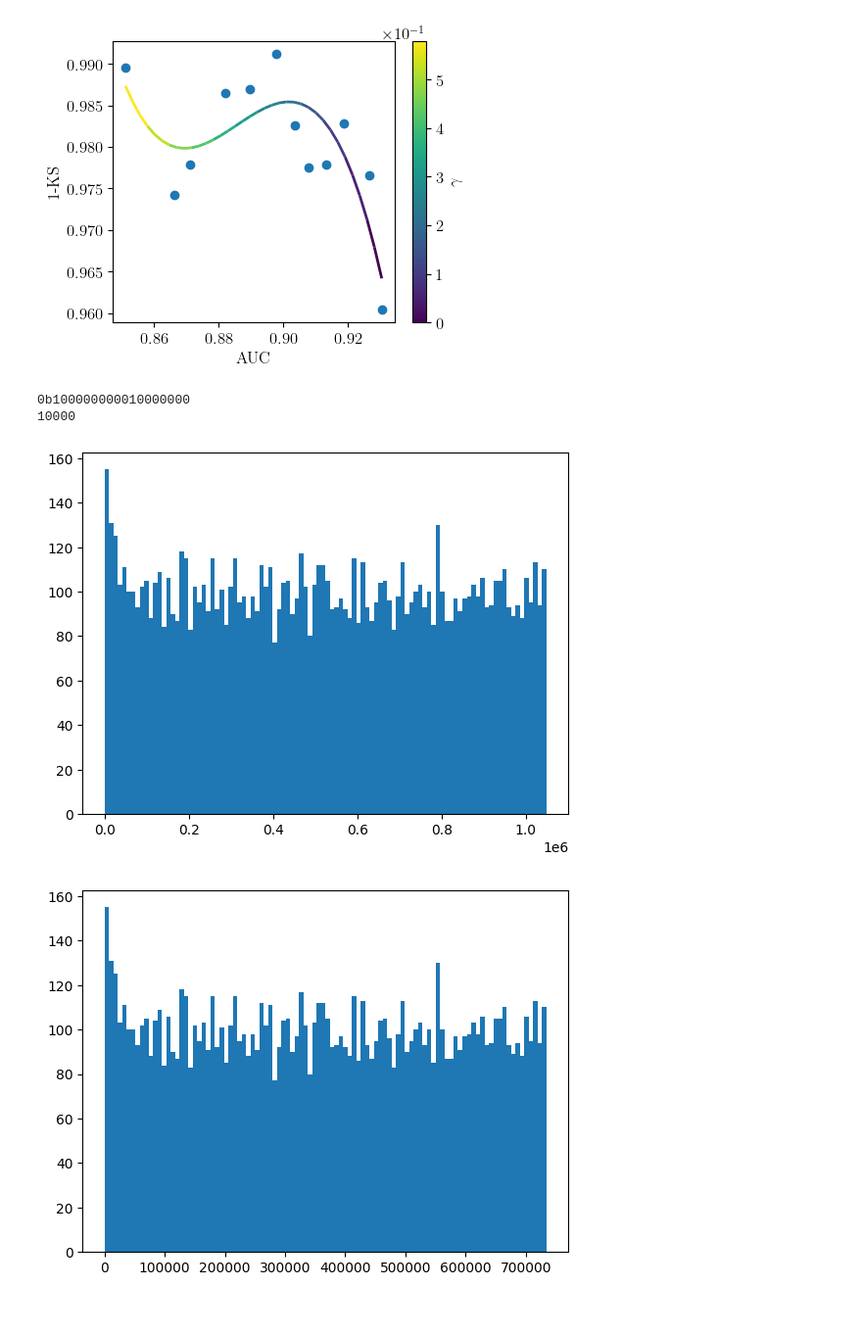
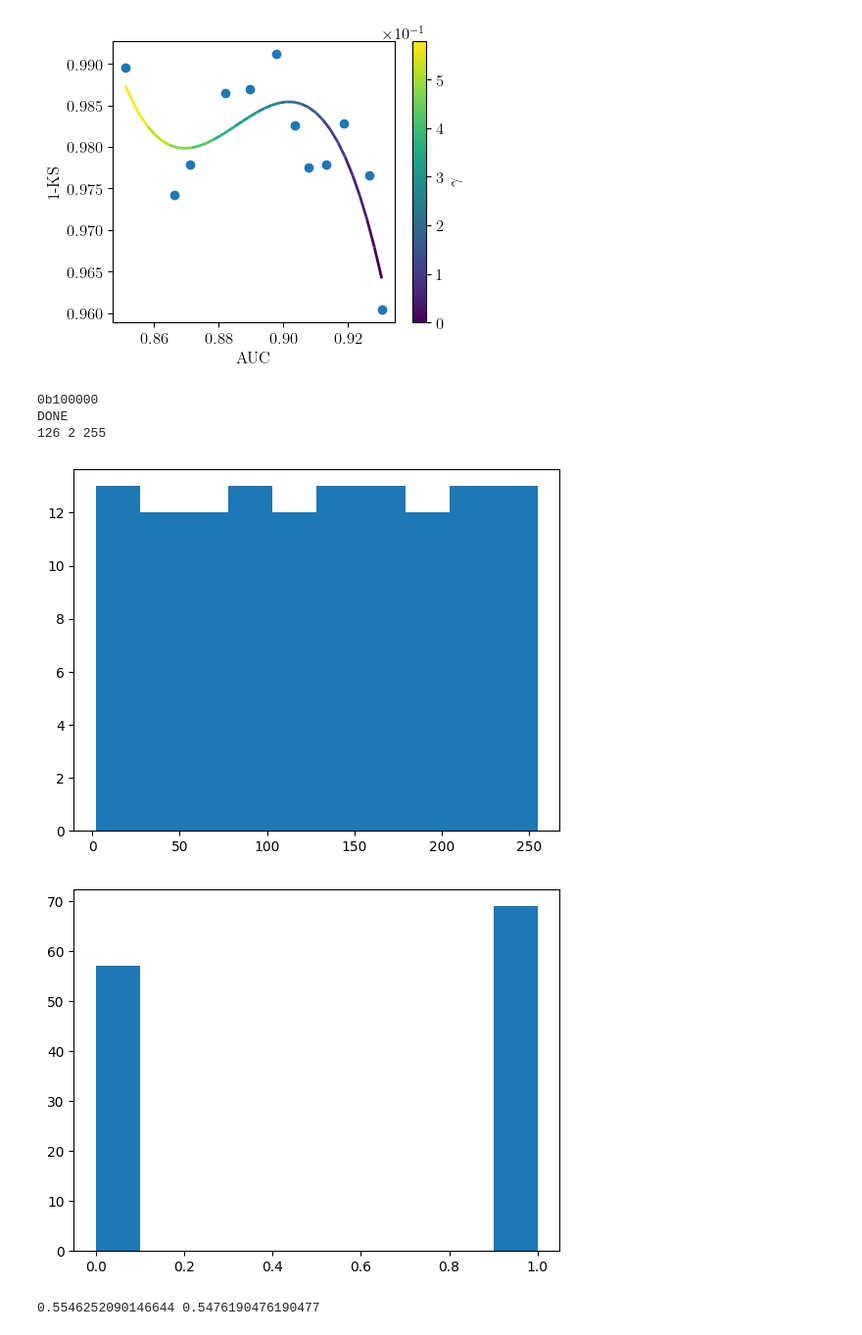
Before and after one commit to makoeppel/tau_3mu, a Jupyter notebook: main.ipynb, the cells around one changed output. Shown at 98% size. Saved outputs shown, nothing was run; the diff lists cells and outputs as text; code cells hidden in the pictures.

Commit message:
play around with bernoulli

```diff
--- a/main.ipynb
+++ b/main.ipynb
@@ -715,40 +720,58 @@ end architecture;
 """
 # %%
 # default values
-g_m = 20
-g_poly = 0b11000000001100000000
+g_m = 8 # 20
+g_poly = 0b11000000#001100000000
 w_poly = g_poly
-i_seed = 0b00100000000010000000
+i_seed = 0b00100000#000010000000
+# pre-computed values in software
+min_value = 2#174
+max_value = 255#1048509
 
 # reset after sync-reset
 r_lfsr = i_seed
-print(bin(r_lfsr))
+print(bin(i_seed))
 # loop for 10 clock cycles
 states = []
-for i in range(10000):
+bernoulli = []
+
+# get an activation
+activation = random.uniform(0, 1)
+while True:
     # get the outer asignement first
     w_mask_list = []
     for bit in range(g_m):
         w_mask_list.append(((w_poly >> bit) & 1) and ((r_lfsr >> 1) & 1))
     w_mask = int("".join(map(str, reversed(w_mask_list))), 2)
 
     # do the actual shift
     r_lfsr = r_lfsr >> 1
     r_lfsr_list = []
     for bit in range(g_m):
         r_lfsr_list.append(((r_lfsr >> bit) & 1) ^ ((w_mask >> bit) & 1))
-    r_lfsr = int("".join(map(str, reversed(r_lfsr_list))),2)
+    r_lfsr = int("".join(map(str, reversed(r_lfsr_list))), 2)
     if r_lfsr == i_seed:
         print("DONE")
         break
     states.append(r_lfsr)
-print(len(states))
-plt.hist(states, bins=100)
+
+    # we use a RAM here to get the pre-computed normed values
+    if activation <= ((r_lfsr - min_value) / (max_value - min_value)):
+        bernoulli.append(0)
+    else:
+        bernoulli.append(1)
+
+print(len(states), min(states), max(states))
+states = np.array(states)
+plt.hist(states, bins=10)
 plt.show()
-plt.hist(0.7*np.array(states), bins=100)
+plt.hist(bernoulli)
 plt.show()
+print(activation, sum(bernoulli)/len(bernoulli))
 # %% [output]
-0b100000000010000000
-10000
+0b100000
+DONE
+126 2 255
-[figure, old version]
+[figure, new version]
-[figure, old version]
+[figure, new version]
+0.5546252090146644 0.5476190476190477
```
Also changed, not shown: parts of 2 cells of this notebook.
